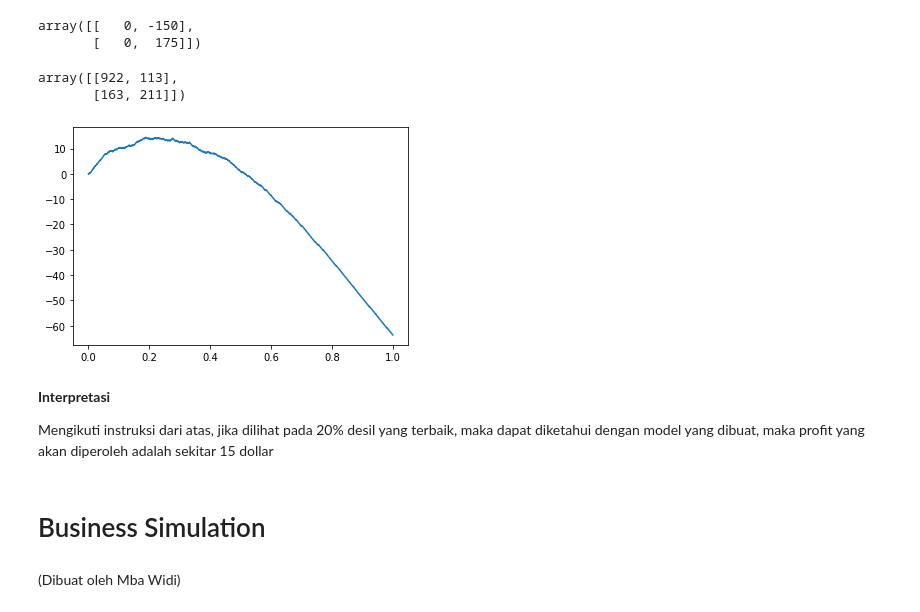
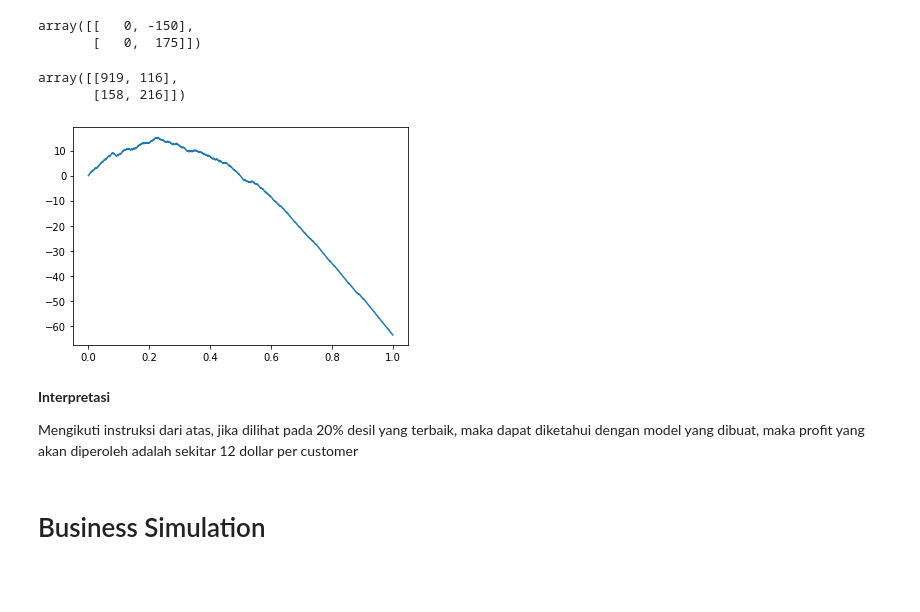
Before and after one commit to dartwinshu/dibimbing-machine-learning-application, a Jupyter notebook: Dibimbing - Machine Learning Application - Assignment.ipynb, the cells around one changed output. Drawn from its saved outputs; the diff is of its cells as text; code cells hidden in the pictures; blank space fills up the shorter version.

```diff
--- a/Dibimbing - Machine Learning Application - Assignment.ipynb
+++ b/Dibimbing - Machine Learning Application - Assignment.ipynb
@@ -1473,20 +1523,18 @@ array([[   0, -150],
        [   0,  175]])
 # %%
 #Mengecek model confusion matrix
-metrics.confusion_matrix(y_test, xgb_result)
+metrics.confusion_matrix(y_test, loreg_result)
 # %% [output]
-array([[922, 113],
-       [163, 211]])
+array([[919, 116],
+       [158, 216]])
 # %%
 #Menampilkan visualisasi profit curve
-plot_profit_curve(xgb_result, costbenefit_mat, xgb_proba[:,1], y_test)
+plot_profit_curve(loreg_result, costbenefit_mat, loreg_proba[:,1], y_test)
 # %% [output]
-[figure, old version]
+[figure, new version]
 # %% [markdown]
 **Interpretasi**
 
-Mengikuti instruksi dari atas, jika dilihat pada 20% desil yang terbaik, maka dapat diketahui dengan model yang dibuat, maka profit yang akan diperoleh adalah sekitar 15 dollar
+Mengikuti instruksi dari atas, jika dilihat pada 20% desil yang terbaik, maka dapat diketahui dengan model yang dibuat, maka profit yang akan diperoleh adalah sekitar 12 dollar per customer
 # %% [markdown]
 # Business Simulation
-# %% [markdown]
-(Dibuat oleh Mba Widi)
```
Also changed, not shown: parts of 46 cells of this notebook.
